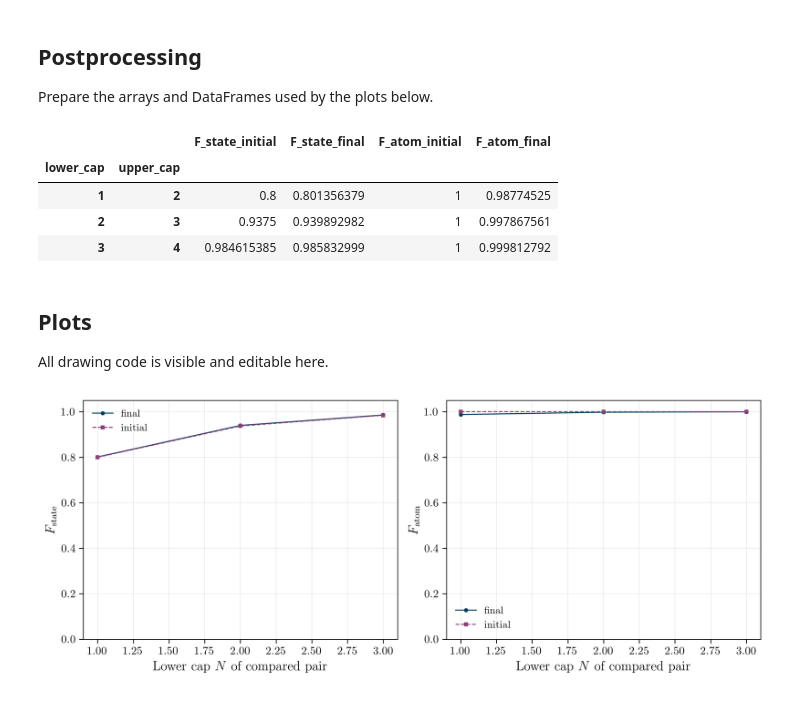
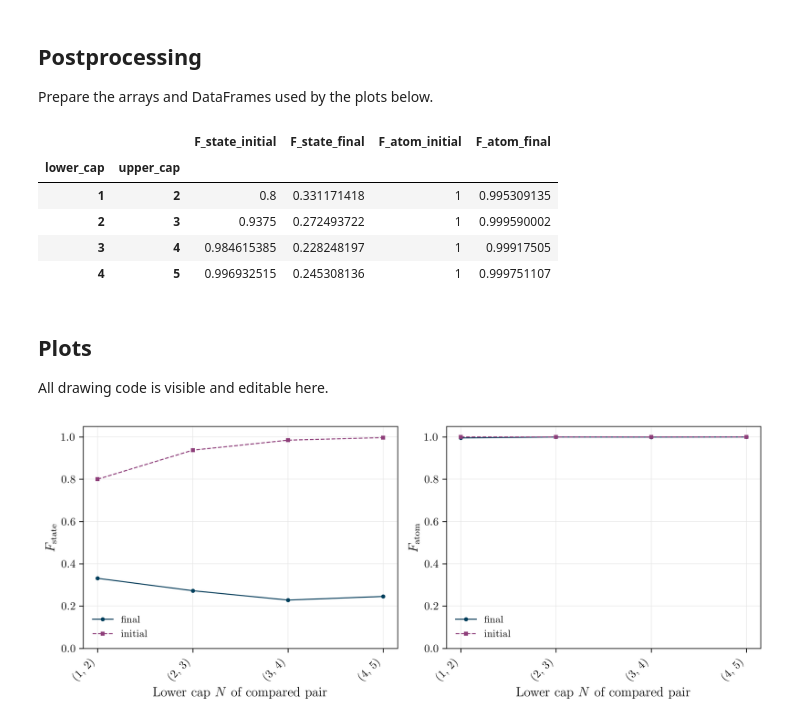
Before and after one commit to oriolpug/rabi-truncation, a Jupyter notebook: notebooks/full_cumulative_fidelity.ipynb, the cells around one changed output. Cells and saved outputs as stored; diff of their text form; code cells hidden in the pictures.

```diff
--- a/notebooks/full_cumulative_fidelity.ipynb
+++ b/notebooks/full_cumulative_fidelity.ipynb
@@ -45,25 +45,25 @@ See the [mathematical and code documentation](../documentation/main.pdf).
 # %% [markdown]
 ## Parameters
 # %%
-CTRL_M_EXPLICIT = True
+CTRL_M_EXPLICIT = False
 M = 5                         # Must be odd; k=0 is included.
 cutoffs = {'ir_cutoff': 0.0, 'uv_cutoff': 2.0}  # Used only when control is False.
 
 param_atom = {'omega_0': 1.0,
-              'D': 0.2,
-              'L': 2*np.pi,
+              'D': 1.0,
+              'L': 20*np.pi,
               'x_tls': 0.0,
-              'coupling': 'sqrt',
+              'coupling': 'flat',
               'initial_state': 'g'}
 
 param_photon = {'k_0': 1.0,
-                'sigma_k': 0.4,
-                'x_0': -2.0,
-                'state': 'number',
+                'sigma_k': 0.1,
+                'x_0': -5*np.pi,
+                'state': 'coherent',
                 'n': 1,
-                'alpha': 1.0}
+                'alpha': -1*1j}
 
-param_time_evol = {'T': 4.0, 'dt': 0.05, 'rtol': 1e-9, 'atol': 1e-11}
+param_time_evol = {'T': 10*np.pi, 'dt': 0.1, 'rtol': 1e-9, 'atol': 1e-11}
 n_max = 2
 truncation = 'full+totalcap'
 RWA = False
@@ -76,8 +76,7 @@ config = ExperimentConfig(param_photon, param_atom, param_time_evol, cutoffs,
 
 Informative only: the estimate does not stop execution. Memory covers retained complex vectors and excludes sparse matrices, Python objects and solver workspace.
 # %%
-caps = (1, 2, 3, 4)
-config = replace(config, param_photon={**param_photon, 'state': 'coherent', 'alpha': 1.0})
+caps = (1, 2, 3, 4, 5)
 estimate = estimate_config(replace(config, n_max=max(caps), store_state=False))
 display(estimate)
 # %% [output]
@@ -104,4 +103,4 @@ display(estimate)
 
 The associated Python module only generates numerical data.
 # %%
-results = run_cap_convergence(config, caps)
+results = run_cap_convergence(config, caps, progress=True)
@@ -119,24 +149,33 @@ display(fidelity_table)
 # %% [output]
 |  |  | F_state_initial | F_state_final | F_atom_initial | F_atom_final |
 | lower_cap | upper_cap |  |  |  |  |
-| 1 | 2 | 0.8 | 0.801356379 | 1 | 0.98774525 |
-| 2 | 3 | 0.9375 | 0.939892982 | 1 | 0.997867561 |
-| 3 | 4 | 0.984615385 | 0.985832999 | 1 | 0.999812792 |
+| 1 | 2 | 0.8 | 0.331171418 | 1 | 0.995309135 |
+| 2 | 3 | 0.9375 | 0.272493722 | 1 | 0.999590002 |
+| 3 | 4 | 0.984615385 | 0.228248197 | 1 | 0.99917505 |
+| 4 | 5 | 0.996932515 | 0.245308136 | 1 | 0.999751107 |
 # %% [markdown]
 ## Plots
 
 All drawing code is visible and editable here.
 # %%
+xticks_labels = [f"({N}, {N+1})" for N in caps[:-1]]
+
 fig, axes = plt.subplots(1, 2, figsize=(10, 4))
 for ax, name, label in zip(axes, ('F_state', 'F_atom'), (r'$F_{\mathrm{state}}$', r'$F_{\mathrm{atom}}$')):
     ax.plot(results['caps'][:-1], results[name], 'o-', label='final')
     ax.plot(results['caps'][:-1], results[f'{name}_initial'], 's--', label='initial')
     ax.set(xlabel=r'Lower cap $N$ of compared pair', ylabel=label, ylim=(0, 1.05))
+    ax.set_xticks(caps[:-1])
+    ax.set_xticklabels(xticks_labels, rotation=45, ha="right")
     ax.legend()
+
 for ax in axes.flat:
     ax.grid(color='0.9', linestyle='-', linewidth=0.5)
     ax.tick_params(length=4, width=0.8)
+
+
+
 fig.tight_layout()
 plt.show()
 # %% [output]
-[figure, old version]
+[figure, new version]
```
Also changed, not shown: parts of 2 cells of this notebook, 6 other files.
